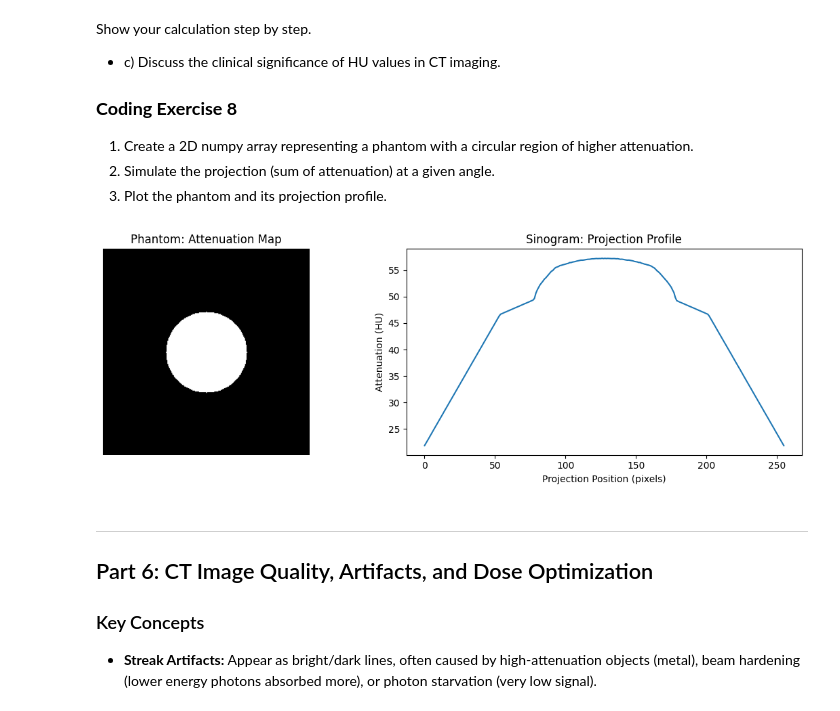
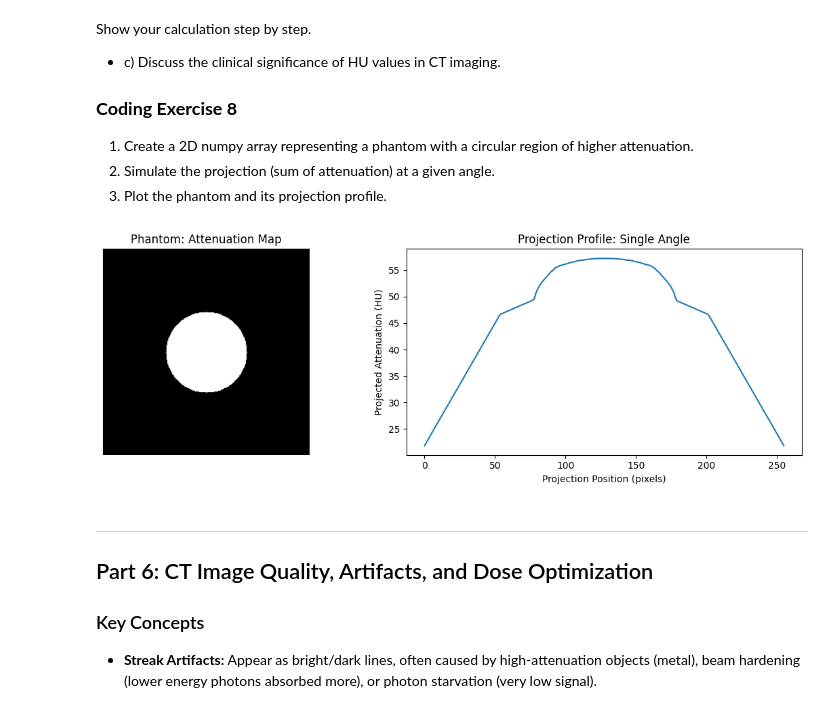
Before and after one commit to julianamassaro/BMEN509-623_Deliverable_2, a Jupyter notebook: deliverable-02-starter.ipynb, the cells around one changed output. Cells and saved outputs as stored; diff of their text form; code cells hidden in the pictures.

```diff
--- a/deliverable-02-starter.ipynb
+++ b/deliverable-02-starter.ipynb
@@ -902,38 +905,38 @@ from skimage.transform import rotate
 n = 256
 mu_bg = 0.20
 mu_circle = 0.26
 
 phantom = np.ones((n, n), dtype=float) * mu_bg
 
 yy, xx = np.ogrid[:n, :n]
 cx, cy = n//2, n//2
 r = 50
 
 mask = (xx - cx)**2 + (yy - cy)**2 <= r**2
 phantom[mask] = mu_circle
 
 # TODO: Simulate the projection (sum of attenuation) at a given angle
 theta = 30
 phantom_rotated = rotate(phantom, angle=theta, resize=False, order=1, mode="constant", cval=0, preserve_range=True)
-sinogram = np.sum(phantom_rotated, axis=0)
+projection_profile = np.sum(phantom_rotated, axis=0)
 
 # TODO: Plot the phantom and its projection profile
 plt.figure(figsize=(12,4))
 plt.subplot(1,2,1)
 plt.imshow(phantom, cmap="gray")
 plt.title("Phantom: Attenuation Map")
 plt.axis("off")
 
 plt.subplot(1,2,2)
-plt.plot(sinogram)
-plt.title("Sinogram: Projection Profile")
+plt.plot(projection_profile)
+plt.title("Projection Profile: Single Angle")
 plt.xlabel("Projection Position (pixels)")
-plt.ylabel("Attenuation (HU)")
+plt.ylabel("Projected Attenuation (HU)")
 
 plt.tight_layout()
 plt.show()
 # %% [output]
-[figure, old version]
+[figure, new version]
 # %% [markdown]
 ---
 
```
Also changed, not shown: parts of 14 cells of this notebook.
